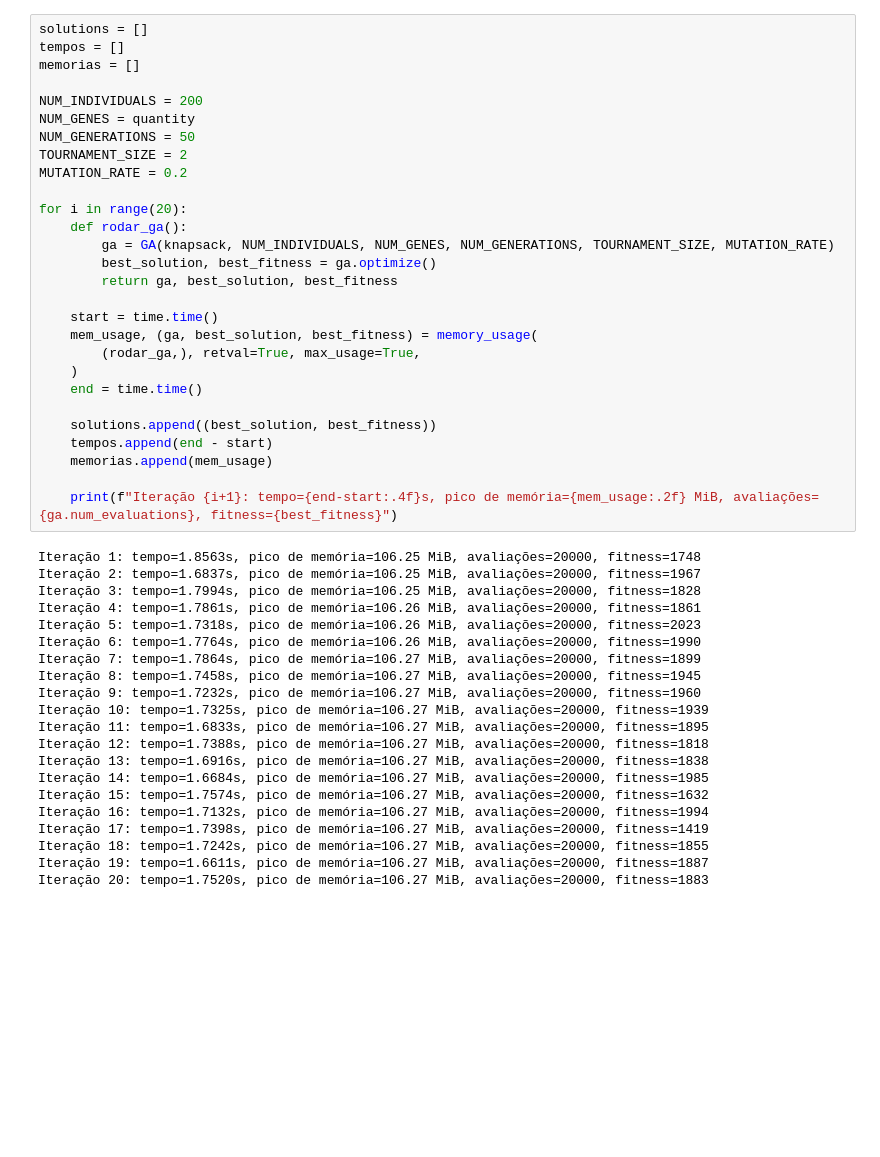
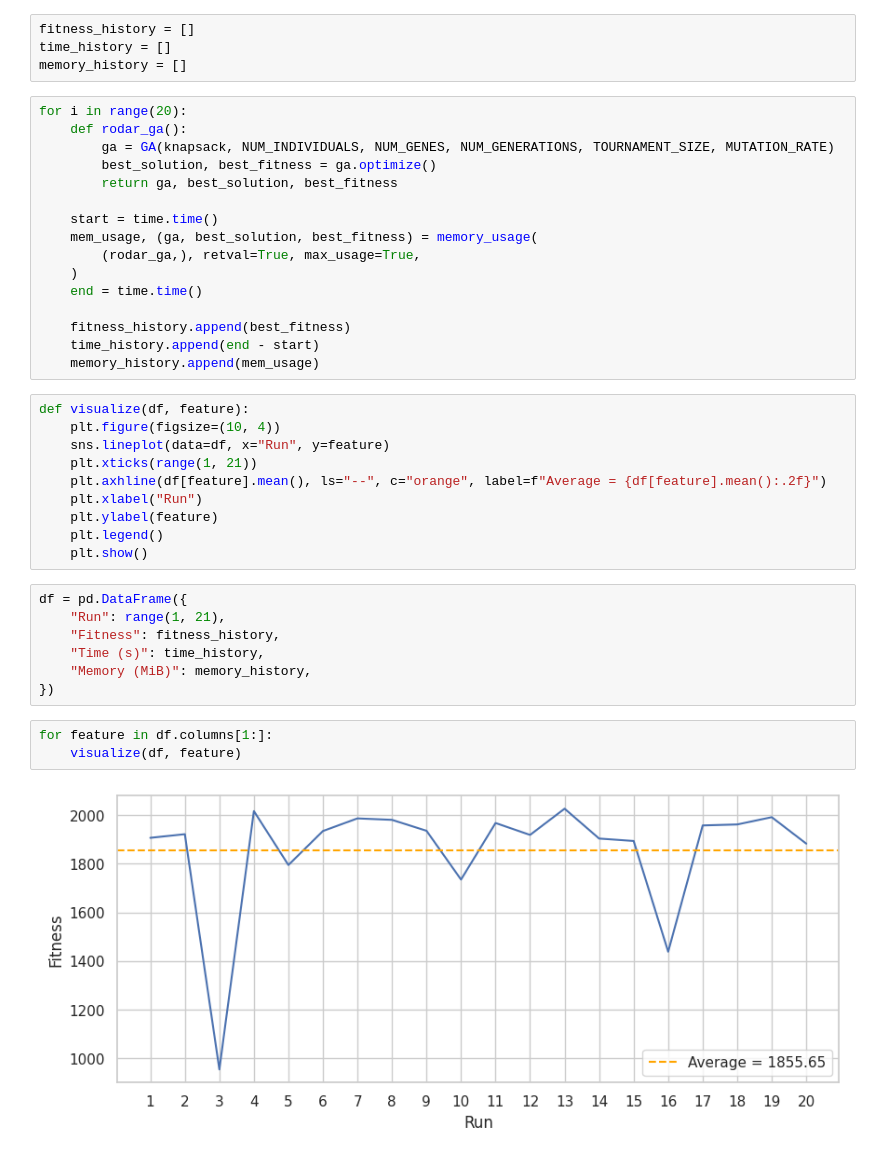
Before and after one commit to marcosnevary/knapsack-ga, a Jupyter notebook: notebooks/kanpsack_ga.ipynb, the cells around one changed output. Drawn from its saved outputs; the diff is of its cells as text; blank space fills up the shorter version.

Commit message:
feat: add initial results visualization

```diff
--- a/notebooks/kanpsack_ga.ipynb
+++ b/notebooks/kanpsack_ga.ipynb
@@ -119,14 +125,8 @@ with open("../data/knapsack_instance.txt") as f:
+# %%
+fitness_history = []
+time_history = []
+memory_history = []
 # %%
-solutions = []
-tempos = []
-memorias = []
-
-NUM_INDIVIDUALS = 200
-NUM_GENES = quantity
-NUM_GENERATIONS = 50
-TOURNAMENT_SIZE = 2
-MUTATION_RATE = 0.2
-
 for i in range(20):
     def rodar_ga():
         ga = GA(knapsack, NUM_INDIVIDUALS, NUM_GENES, NUM_GENERATIONS, TOURNAMENT_SIZE, MUTATION_RATE)
@@ -139,29 +139,28 @@ for i in range(20):
     )
     end = time.time()
 
-    solutions.append((best_solution, best_fitness))
-    tempos.append(end - start)
-    memorias.append(mem_usage)
-
-    print(f"Iteração {i+1}: tempo={end-start:.4f}s, pico de memória={mem_usage:.2f} MiB, avaliações={ga.num_evaluations}, fitness={best_fitness}")
+    fitness_history.append(best_fitness)
+    time_history.append(end - start)
+    memory_history.append(mem_usage)
-# %% [output]
-Iteração 1: tempo=1.8563s, pico de memória=106.25 MiB, avaliações=20000, fitness=1748
-Iteração 2: tempo=1.6837s, pico de memória=106.25 MiB, avaliações=20000, fitness=1967
-Iteração 3: tempo=1.7994s, pico de memória=106.25 MiB, avaliações=20000, fitness=1828
-Iteração 4: tempo=1.7861s, pico de memória=106.26 MiB, avaliações=20000, fitness=1861
-Iteração 5: tempo=1.7318s, pico de memória=106.26 MiB, avaliações=20000, fitness=2023
-Iteração 6: tempo=1.7764s, pico de memória=106.26 MiB, avaliações=20000, fitness=1990
-Iteração 7: tempo=1.7864s, pico de memória=106.27 MiB, avaliações=20000, fitness=1899
-Iteração 8: tempo=1.7458s, pico de memória=106.27 MiB, avaliações=20000, fitness=1945
-Iteração 9: tempo=1.7232s, pico de memória=106.27 MiB, avaliações=20000, fitness=1960
-Iteração 10: tempo=1.7325s, pico de memória=106.27 MiB, avaliações=20000, fitness=1939
-Iteração 11: tempo=1.6833s, pico de memória=106.27 MiB, avaliações=20000, fitness=1895
-Iteração 12: tempo=1.7388s, pico de memória=106.27 MiB, avaliações=20000, fitness=1818
-Iteração 13: tempo=1.6916s, pico de memória=106.27 MiB, avaliações=20000, fitness=1838
-Iteração 14: tempo=1.6684s, pico de memória=106.27 MiB, avaliações=20000, fitness=1985
-Iteração 15: tempo=1.7574s, pico de memória=106.27 MiB, avaliações=20000, fitness=1632
-Iteração 16: tempo=1.7132s, pico de memória=106.27 MiB, avaliações=20000, fitness=1994
-Iteração 17: tempo=1.7398s, pico de memória=106.27 MiB, avaliações=20000, fitness=1419
-Iteração 18: tempo=1.7242s, pico de memória=106.27 MiB, avaliações=20000, fitness=1855
-Iteração 19: tempo=1.6611s, pico de memória=106.27 MiB, avaliações=20000, fitness=1887
-Iteração 20: tempo=1.7520s, pico de memória=106.27 MiB, avaliações=20000, fitness=1883
+# %%
+def visualize(df, feature):
+    plt.figure(figsize=(10, 4))
+    sns.lineplot(data=df, x="Run", y=feature)
+    plt.xticks(range(1, 21))
+    plt.axhline(df[feature].mean(), ls="--", c="orange", label=f"Average = {df[feature].mean():.2f}")
+    plt.xlabel("Run")
+    plt.ylabel(feature)
+    plt.legend()
+    plt.show()
+# %%
+df = pd.DataFrame({
+    "Run": range(1, 21),
+    "Fitness": fitness_history,
+    "Time (s)": time_history,
+    "Memory (MiB)": memory_history,
+})
+# %%
+for feature in df.columns[1:]:
+    visualize(df, feature)
+# %% [output]
+[figure, added]
```
Also changed, not shown: parts of 7 cells of this notebook, 2 other files.
